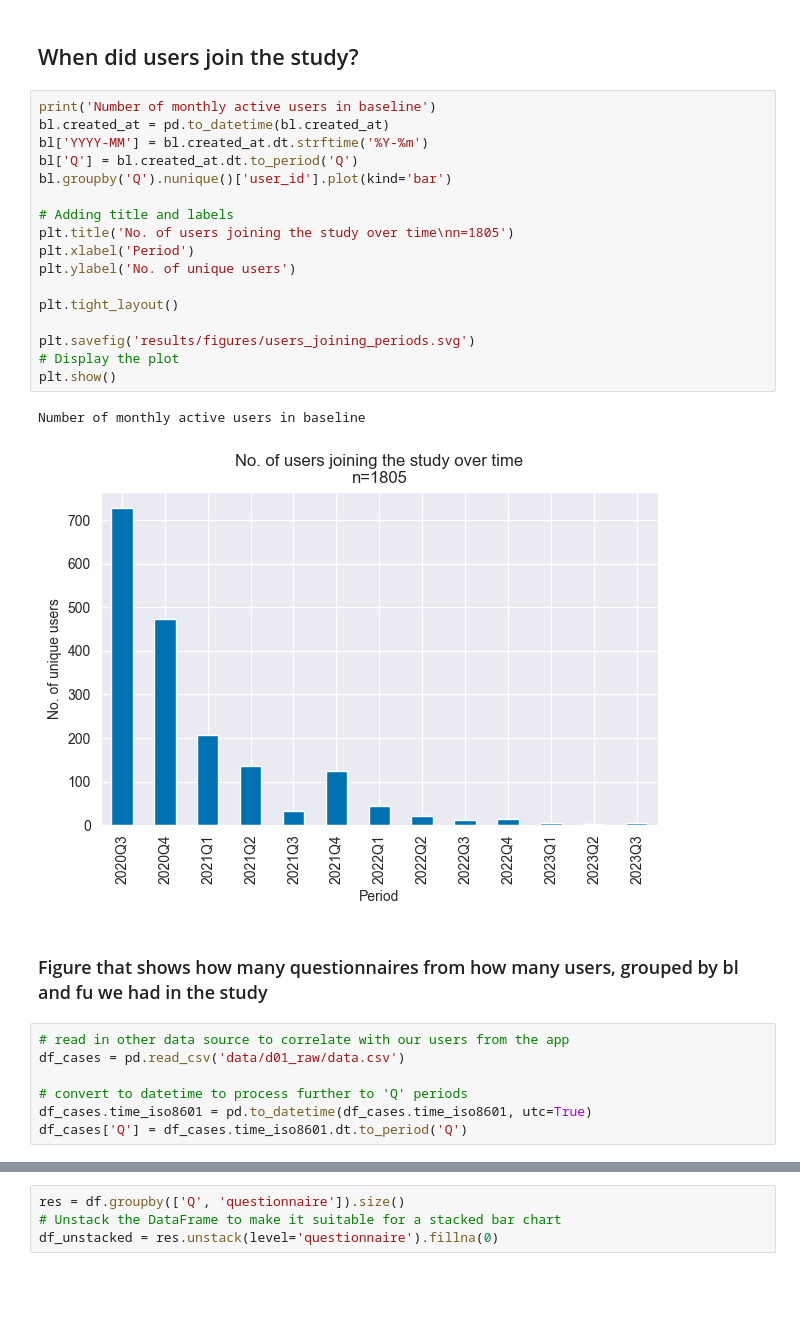
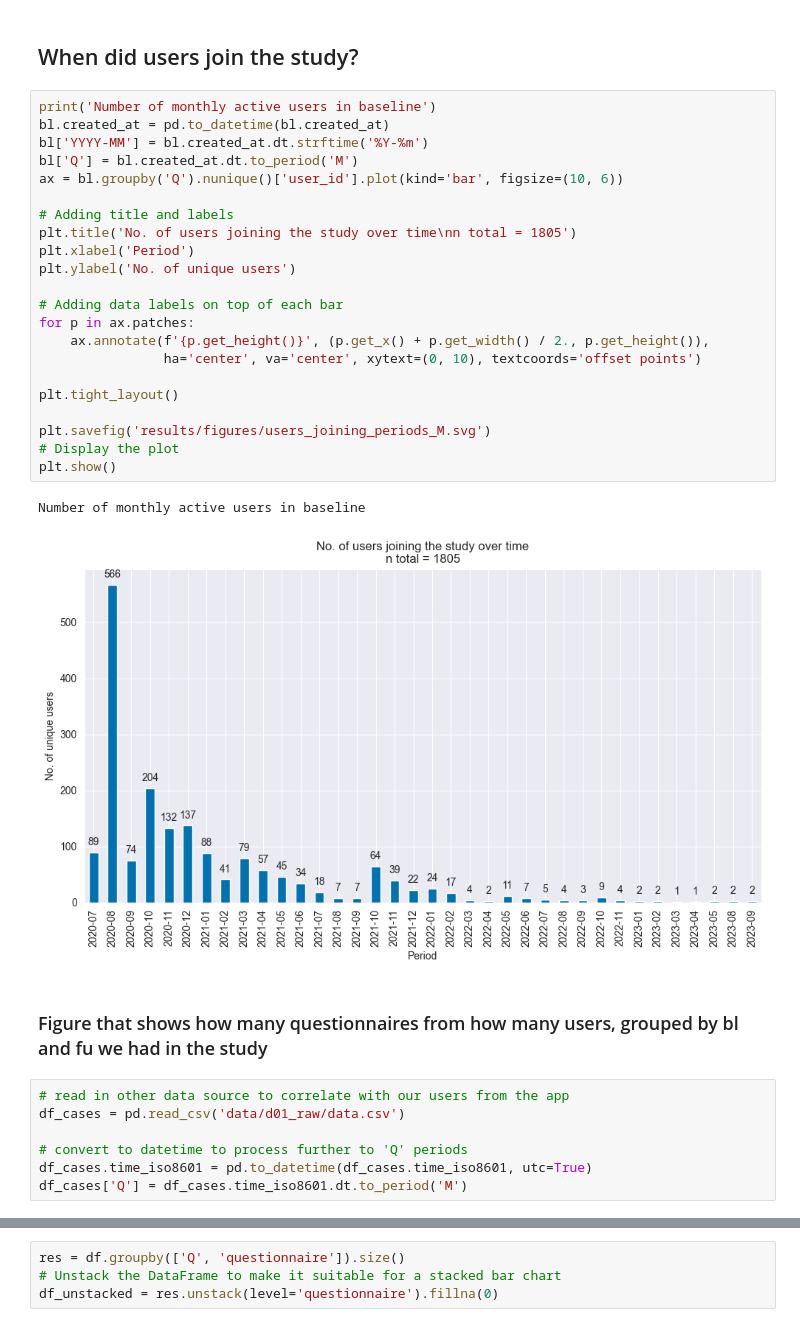
Before and after one commit to joa24jm/CH-Heart, a Jupyter notebook: src/d01_analyse/demographics.ipynb, the cells around one changed output, grey strips where cells are left out. Saved outputs shown, nothing was run; the diff lists cells and outputs as text; blank space fills up the shorter version.

Commit message:
Update figures with monthly periods instead of quarterly

```diff
--- a/src/d01_analyse/demographics.ipynb
+++ b/src/d01_analyse/demographics.ipynb
@@ -165,23 +165,28 @@ plt.show()
 # %%
 print('Number of monthly active users in baseline')
 bl.created_at = pd.to_datetime(bl.created_at)
 bl['YYYY-MM'] = bl.created_at.dt.strftime('%Y-%m')
-bl['Q'] = bl.created_at.dt.to_period('Q')
-bl.groupby('Q').nunique()['user_id'].plot(kind='bar')
+bl['Q'] = bl.created_at.dt.to_period('M')
+ax = bl.groupby('Q').nunique()['user_id'].plot(kind='bar', figsize=(10, 6))
 
 # Adding title and labels
-plt.title('No. of users joining the study over time\nn=1805')
+plt.title('No. of users joining the study over time\nn total = 1805')
 plt.xlabel('Period')
 plt.ylabel('No. of unique users')
 
+# Adding data labels on top of each bar
+for p in ax.patches:
+    ax.annotate(f'{p.get_height()}', (p.get_x() + p.get_width() / 2., p.get_height()),
+                ha='center', va='center', xytext=(0, 10), textcoords='offset points')
+
 plt.tight_layout()
 
-plt.savefig('results/figures/users_joining_periods.svg')
+plt.savefig('results/figures/users_joining_periods_M.svg')
 # Display the plot
 plt.show()
 # %% [output]
 Number of monthly active users in baseline
-[figure, old version]
+[figure, new version]
 # %% [markdown]
 ### Figure that shows how many questionnaires from how many users, grouped by bl and fu we had in the study
 # %%
@@ -190,7 +195,7 @@ df_cases = pd.read_csv('data/d01_raw/data.csv')
 
 # convert to datetime to process further to 'Q' periods
 df_cases.time_iso8601 = pd.to_datetime(df_cases.time_iso8601, utc=True)
-df_cases['Q'] = df_cases.time_iso8601.dt.to_period('Q')
+df_cases['Q'] = df_cases.time_iso8601.dt.to_period('M')
 # %%
 # add information where this questionnaire comes from
 fu['questionnaire'] = 'fu'
```
Also changed, not shown: parts of 3 cells of this notebook, 2 other files.
